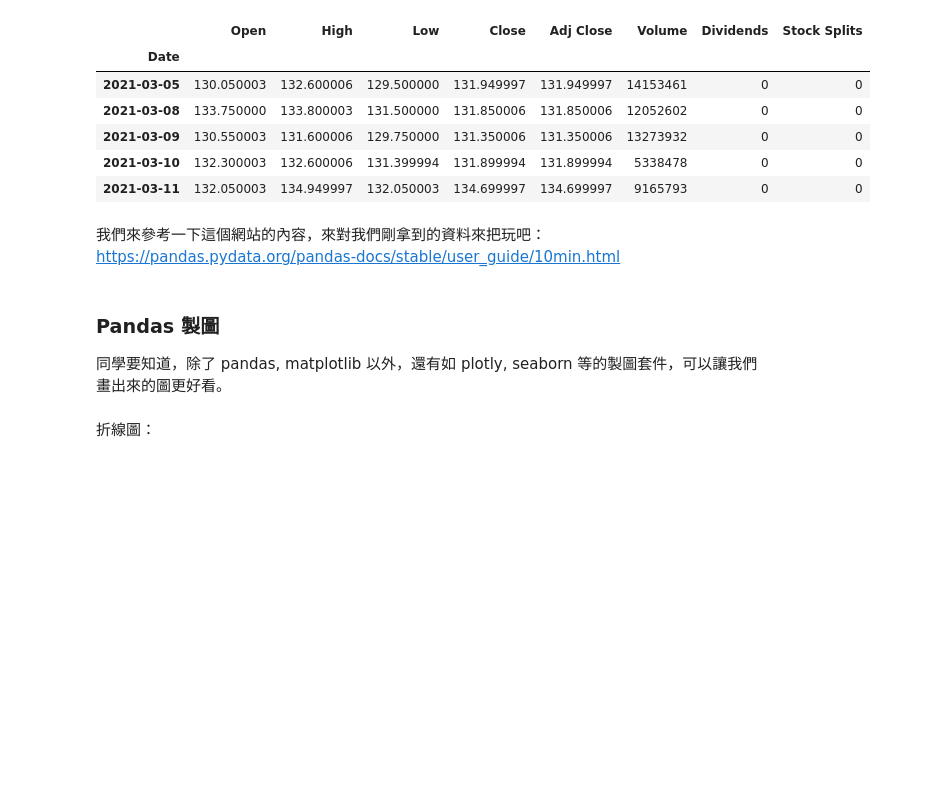
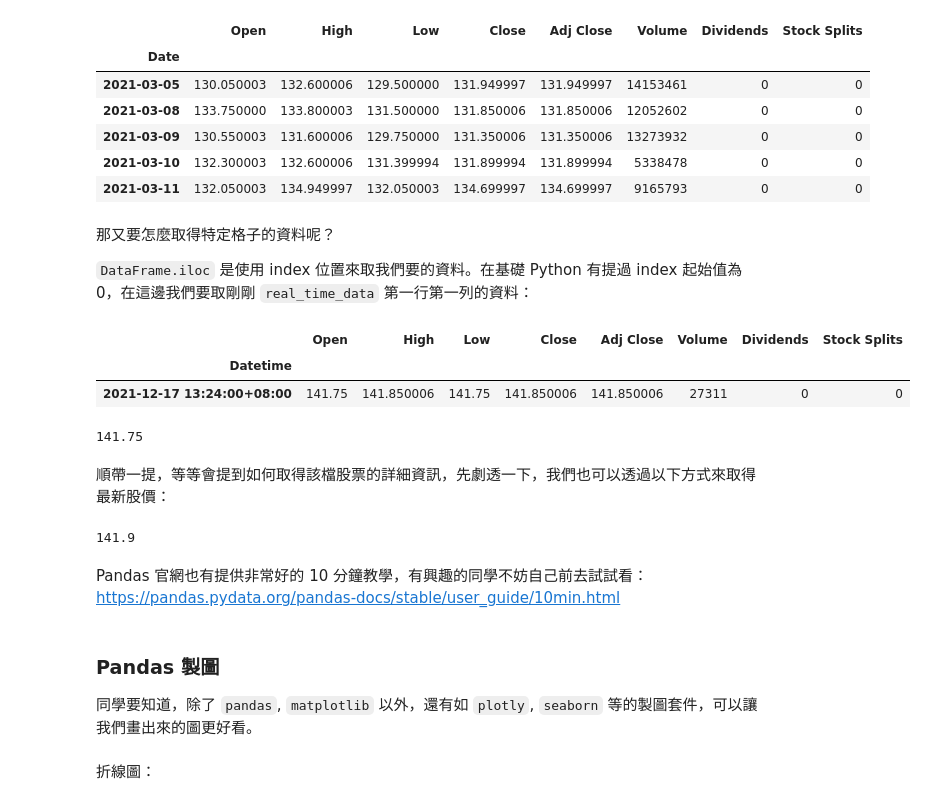
Before and after one commit to icheft/IMAGE2021-Stock-Analysis-Tutorial, a Jupyter notebook: Notebooks/02-Python-Plot.ipynb, the cells around one changed output. Drawn from its saved outputs; the diff is of its cells as text; code cells hidden in the pictures; blank space fills up the shorter version.

```diff
--- a/Notebooks/02-Python-Plot.ipynb
+++ b/Notebooks/02-Python-Plot.ipynb
@@ -106,12 +119,31 @@ display(stock_df.tail())
 | 2021-03-09 | 130.550003 | 131.600006 | 129.750000 | 131.350006 | 131.350006 | 13273932 | 0 | 0 |
 | 2021-03-10 | 132.300003 | 132.600006 | 131.399994 | 131.899994 | 131.899994 | 5338478 | 0 | 0 |
 | 2021-03-11 | 132.050003 | 134.949997 | 132.050003 | 134.699997 | 134.699997 | 9165793 | 0 | 0 |
+# %% [markdown]
+那又要怎麼取得特定格子的資料呢？
+
+`DataFrame.iloc` 是使用 index 位置來取我們要的資料。在基礎 Python 有提過 index 起始值為 0，在這邊我們要取剛剛 `real_time_data` 第一行第一列的資料：
+# %%
+display(real_time_data)
+price = real_time_data.iloc[0, 0]
+print(price)
+# %% [output]
+|  | Open | High | Low | Close | Adj Close | Volume | Dividends | Stock Splits |
+| Datetime |  |  |  |  |  |  |  |  |
+| 2021-12-17 13:24:00+08:00 | 141.75 | 141.850006 | 141.75 | 141.850006 | 141.850006 | 27311 | 0 | 0 |
+141.75
+# %% [markdown]
+順帶一提，等等會提到如何取得該檔股票的詳細資訊，先劇透一下，我們也可以透過以下方式來取得最新股價：
+# %%
+stock_obj.info['regularMarketPrice']
+# %% [output]
+141.9
 # %% [markdown]
-我們來參考一下這個網站的內容，來對我們剛拿到的資料來把玩吧：<https://pandas.pydata.org/pandas-docs/stable/user_guide/10min.html>
+Pandas 官網也有提供非常好的 10 分鐘教學，有興趣的同學不妨自己前去試試看：<https://pandas.pydata.org/pandas-docs/stable/user_guide/10min.html>
 # %% [markdown]
 ### Pandas 製圖
 
-同學要知道，除了 pandas, matplotlib 以外，還有如 plotly, seaborn 等的製圖套件，可以讓我們畫出來的圖更好看。
+同學要知道，除了 `pandas`, `matplotlib` 以外，還有如 `plotly`, `seaborn` 等的製圖套件，可以讓我們畫出來的圖更好看。
 # %% [markdown]
 折線圖：
 # %%
```
Also changed, not shown: parts of 9 cells of this notebook, 10 other files.
